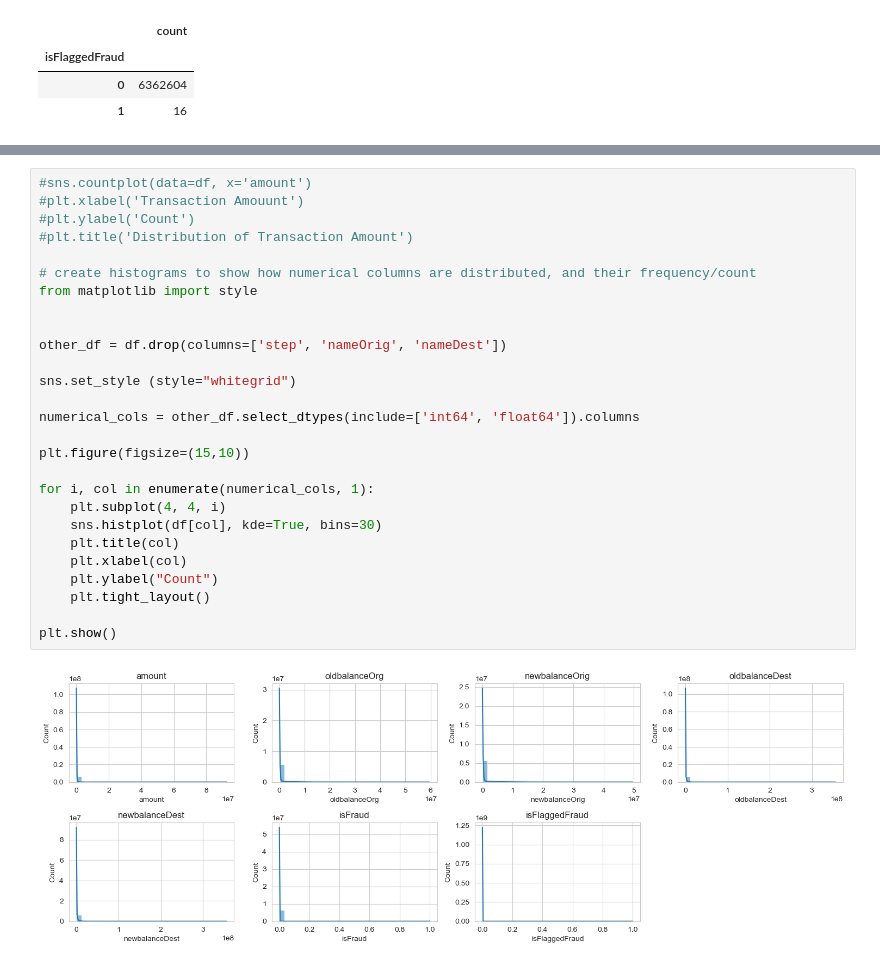
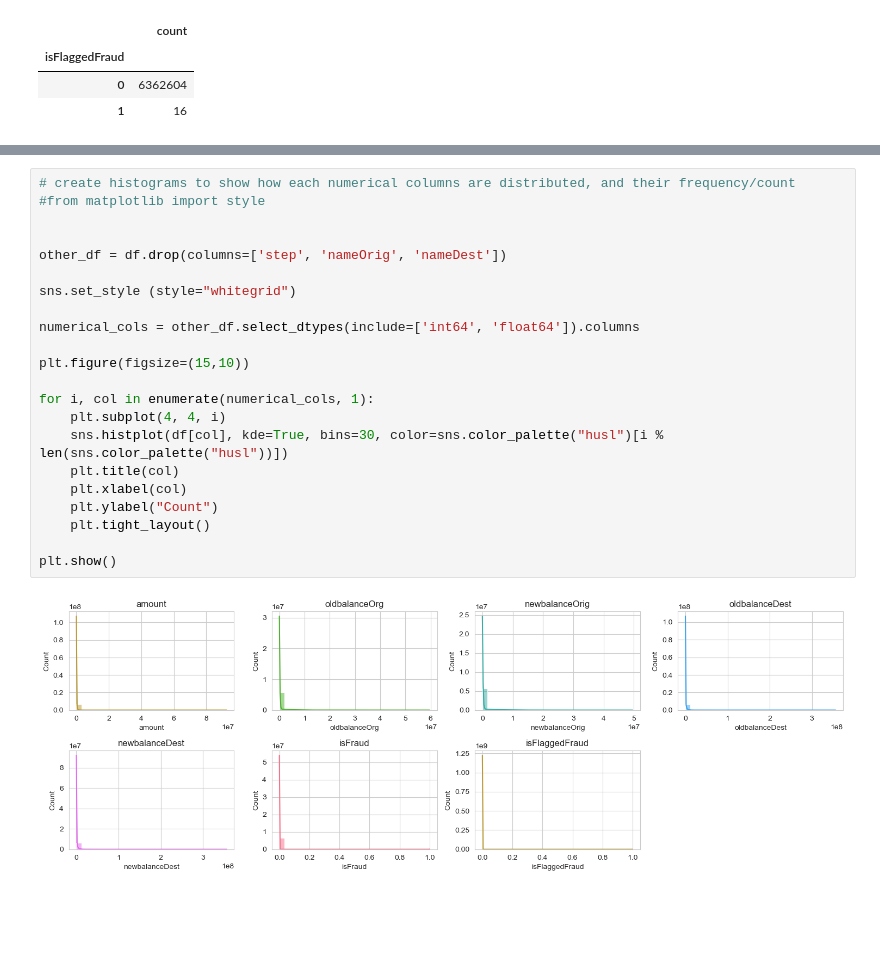
Before and after one commit to Jacqs395/Financial_Fraud, a Jupyter notebook: fin_fraud_eda.ipynb, the cells around one changed output, grey strips where cells are left out. Drawn from its saved outputs; the diff is of its cells as text; blank space fills up the shorter version.

Commit message:
updated with EDA and data wrangling file

```diff
--- a/fin_fraud_eda.ipynb
+++ b/fin_fraud_eda.ipynb
@@ -222,29 +264,24 @@ plt.show
 # %%
-#sns.countplot(data=df, x='amount')
-#plt.xlabel('Transaction Amouunt')
-#plt.ylabel('Count')
-#plt.title('Distribution of Transaction Amount')
-
-# create histograms to show how numerical columns are distributed, and their frequency/count
-from matplotlib import style
+# create histograms to show how each numerical columns are distributed, and their frequency/count
+#from matplotlib import style
 
 
 other_df = df.drop(columns=['step', 'nameOrig', 'nameDest'])
 
 sns.set_style (style="whitegrid")
 
 numerical_cols = other_df.select_dtypes(include=['int64', 'float64']).columns
 
 plt.figure(figsize=(15,10))
 
 for i, col in enumerate(numerical_cols, 1):
     plt.subplot(4, 4, i)
-    sns.histplot(df[col], kde=True, bins=30)
+    sns.histplot(df[col], kde=True, bins=30, color=sns.color_palette("husl")[i % len(sns.color_palette("husl"))])
     plt.title(col)
     plt.xlabel(col)
     plt.ylabel("Count")
     plt.tight_layout()
 
 plt.show()
 # %% [output]
-[figure, old version]
+[figure, new version]
```
Also changed, not shown: parts of 20 cells of this notebook, 3 other files.
